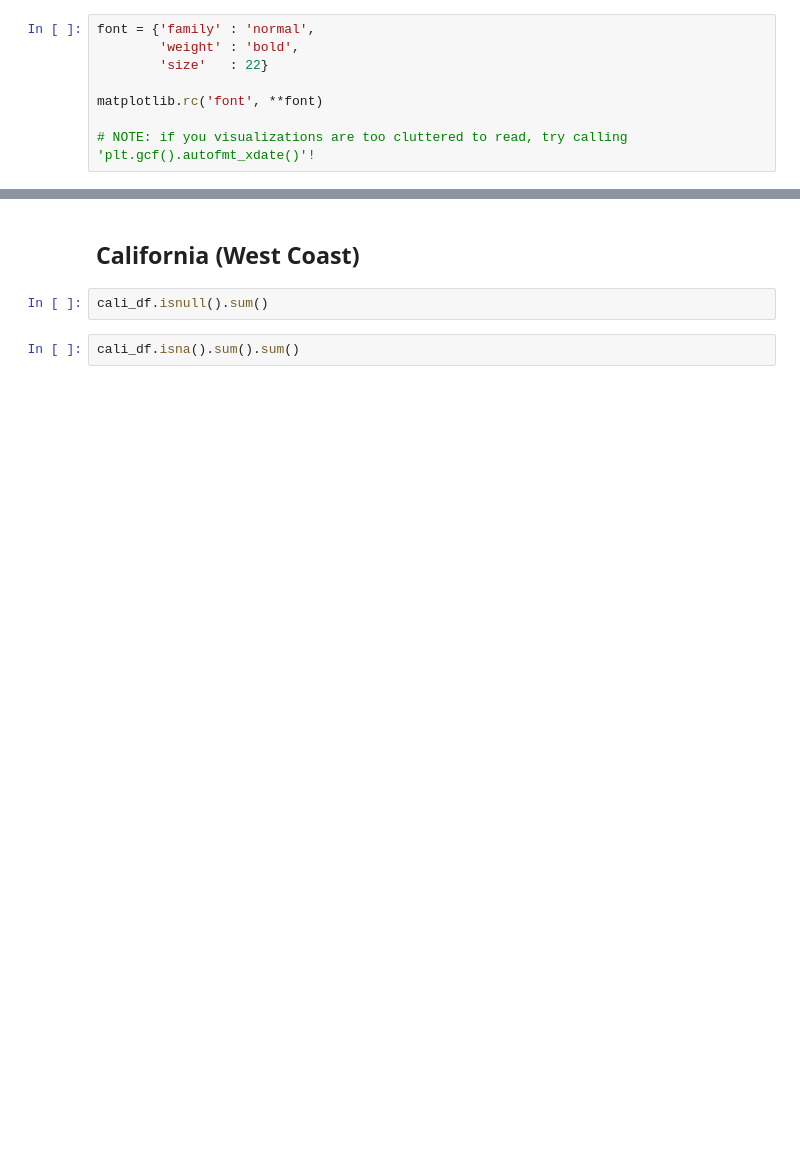
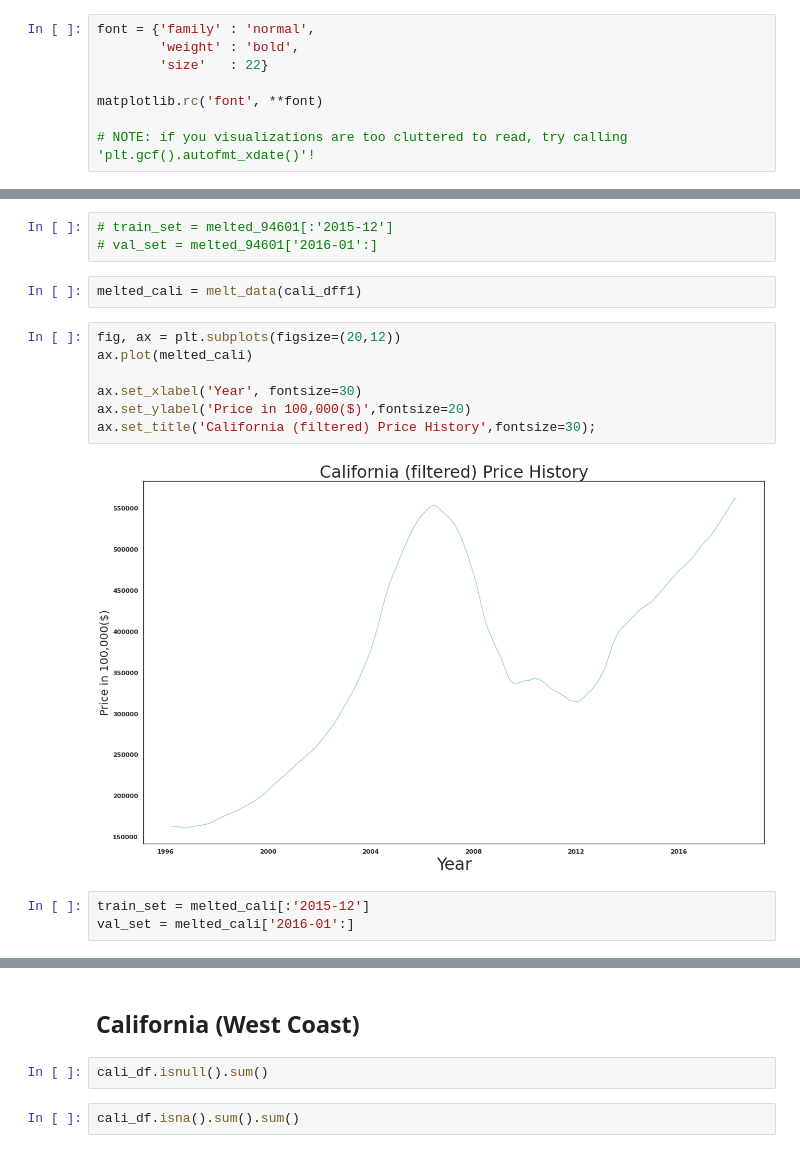
Before and after one commit to learn-co-curriculum/dsc-phase-4-choosing-a-dataset, a Jupyter notebook: time-series/Dan_exploratory_githubapp.ipynb, the cells around one changed output, grey strips where cells are left out. Cells and saved outputs as stored; diff of their text form; blank space fills up the shorter version.

```diff
--- a/time-series/Dan_exploratory_githubapp.ipynb
+++ b/time-series/Dan_exploratory_githubapp.ipynb
@@ -230,0 +308,17 @@ get_datetimes(df)
+# %%
+# train_set = melted_94601[:'2015-12']
+# val_set = melted_94601['2016-01':]
+# %%
+melted_cali = melt_data(cali_dff1)
+# %%
+fig, ax = plt.subplots(figsize=(20,12))
+ax.plot(melted_cali)
+
+ax.set_xlabel('Year', fontsize=30)
+ax.set_ylabel('Price in 100,000($)',fontsize=20)
+ax.set_title('California (filtered) Price History',fontsize=30);
+# %% [output]
+[figure, added]
+# %%
+train_set = melted_cali[:'2015-12']
+val_set = melted_cali['2016-01':]
```
Also changed, not shown: parts of 39 cells of this notebook.
